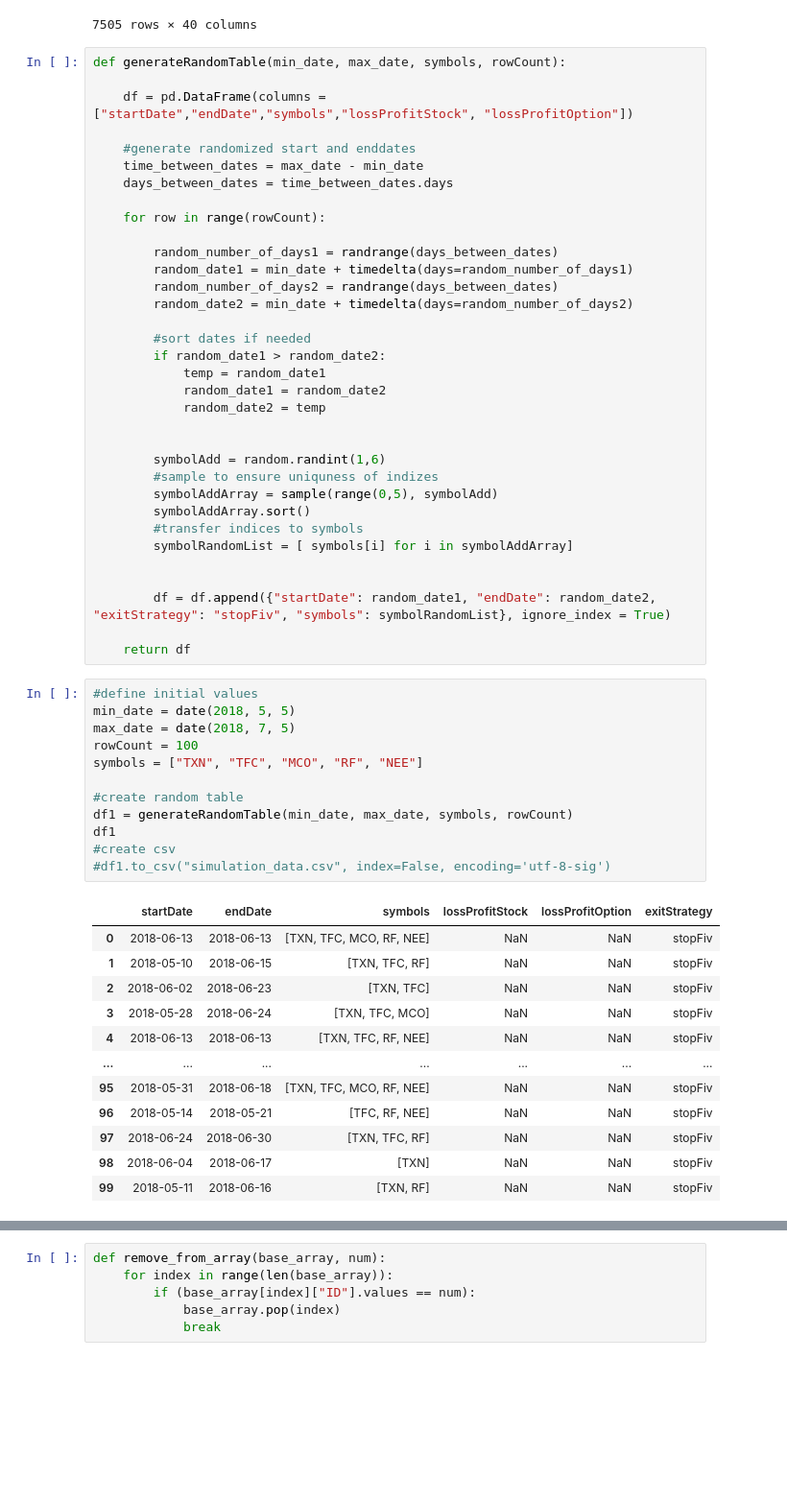
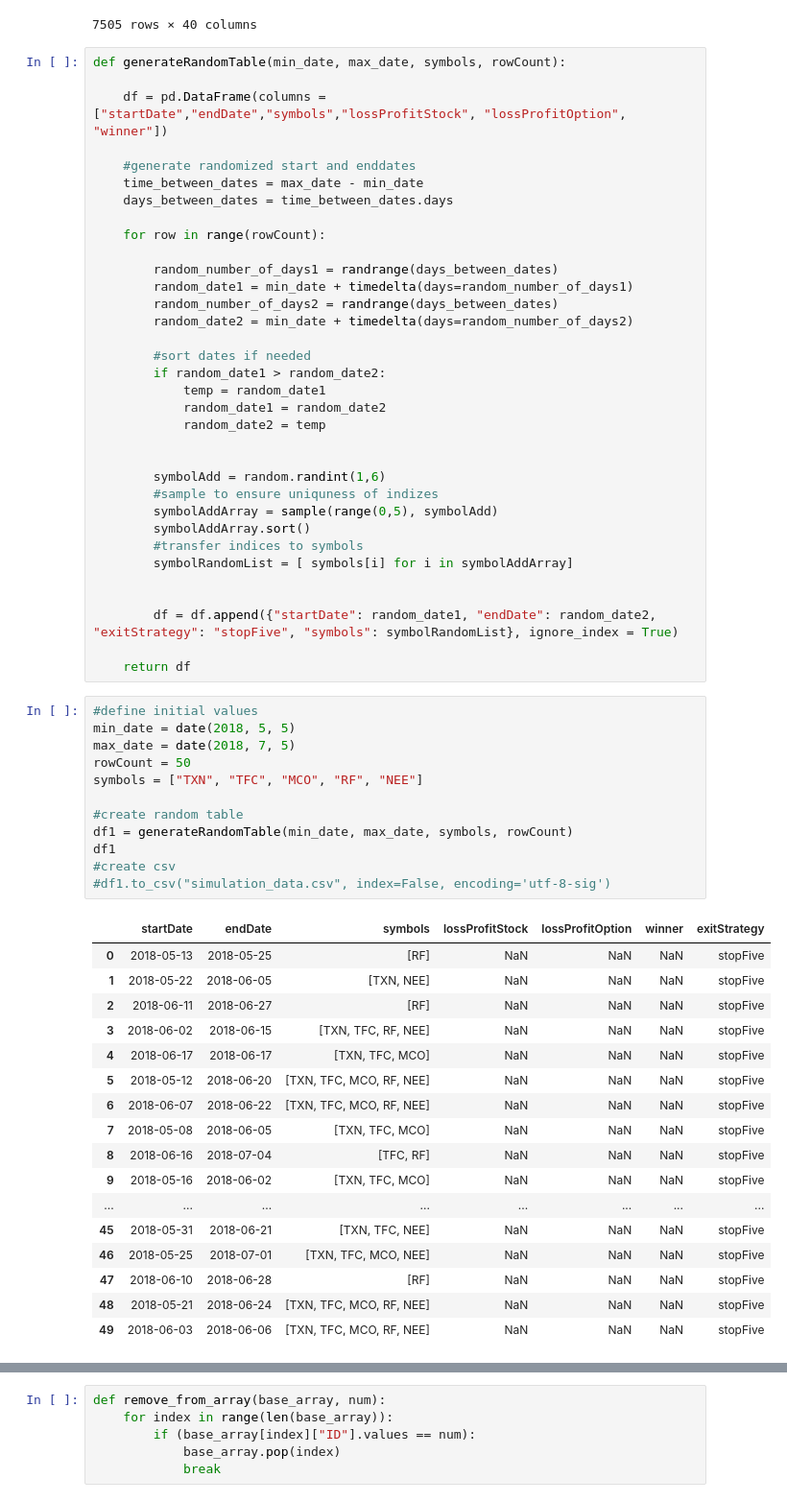
Before and after one commit to CalvinCottin/Option-Backtesting, a Jupyter notebook: Untitled-checkpoint.ipynb, the cells around one changed output, grey strips where cells are left out. Shown at 96% size. Saved outputs shown, nothing was run; the diff lists cells and outputs as text; blank space fills up the shorter version.

```diff
--- a/Untitled-checkpoint.ipynb
+++ b/Untitled-checkpoint.ipynb
@@ -64,7 +64,7 @@ symbols
 # %%
 def generateRandomTable(min_date, max_date, symbols, rowCount):
 
-    df = pd.DataFrame(columns =["startDate","endDate","symbols","lossProfitStock", "lossProfitOption"])
+    df = pd.DataFrame(columns =["startDate","endDate","symbols","lossProfitStock", "lossProfitOption", "winner"])
 
     #generate randomized start and enddates
     time_between_dates = max_date - min_date
@@ -92,31 +92,36 @@ def generateRandomTable(min_date, max_date, symbols, rowCount):
         symbolRandomList = [ symbols[i] for i in symbolAddArray]
 
 
-        df = df.append({"startDate": random_date1, "endDate": random_date2, "exitStrategy": "stopFiv", "symbols": symbolRandomList}, ignore_index = True)
+        df = df.append({"startDate": random_date1, "endDate": random_date2, "exitStrategy": "stopFive", "symbols": symbolRandomList}, ignore_index = True)
 
     return df
 # %%
 #define initial values
 min_date = date(2018, 5, 5)
 max_date = date(2018, 7, 5)
-rowCount = 100
+rowCount = 50
 symbols = ["TXN", "TFC", "MCO", "RF", "NEE"]
 
 #create random table
 df1 = generateRandomTable(min_date, max_date, symbols, rowCount)
 df1
 #create csv
 #df1.to_csv("simulation_data.csv", index=False, encoding='utf-8-sig')
 # %% [output]
-|  | startDate | endDate | symbols | lossProfitStock | lossProfitOption | exitStrategy |
-| 0 | 2018-06-13 | 2018-06-13 | [TXN, TFC, MCO, RF, NEE] | NaN | NaN | stopFiv |
-| 1 | 2018-05-10 | 2018-06-15 | [TXN, TFC, RF] | NaN | NaN | stopFiv |
-| 2 | 2018-06-02 | 2018-06-23 | [TXN, TFC] | NaN | NaN | stopFiv |
-| 3 | 2018-05-28 | 2018-06-24 | [TXN, TFC, MCO] | NaN | NaN | stopFiv |
-| 4 | 2018-06-13 | 2018-06-13 | [TXN, TFC, RF, NEE] | NaN | NaN | stopFiv |
-| ... | ... | ... | ... | ... | ... | ... |
-| 95 | 2018-05-31 | 2018-06-18 | [TXN, TFC, MCO, RF, NEE] | NaN | NaN | stopFiv |
-| 96 | 2018-05-14 | 2018-05-21 | [TFC, RF, NEE] | NaN | NaN | stopFiv |
-| 97 | 2018-06-24 | 2018-06-30 | [TXN, TFC, RF] | NaN | NaN | stopFiv |
-| 98 | 2018-06-04 | 2018-06-17 | [TXN] | NaN | NaN | stopFiv |
-| 99 | 2018-05-11 | 2018-06-16 | [TXN, RF] | NaN | NaN | stopFiv |
+|  | startDate | endDate | symbols | lossProfitStock | lossProfitOption | winner | exitStrategy |
+| 0 | 2018-05-13 | 2018-05-25 | [RF] | NaN | NaN | NaN | stopFive |
+| 1 | 2018-05-22 | 2018-06-05 | [TXN, NEE] | NaN | NaN | NaN | stopFive |
+| 2 | 2018-06-11 | 2018-06-27 | [RF] | NaN | NaN | NaN | stopFive |
+| 3 | 2018-06-02 | 2018-06-15 | [TXN, TFC, RF, NEE] | NaN | NaN | NaN | stopFive |
+| 4 | 2018-06-17 | 2018-06-17 | [TXN, TFC, MCO] | NaN | NaN | NaN | stopFive |
+| 5 | 2018-05-12 | 2018-06-20 | [TXN, TFC, MCO, RF, NEE] | NaN | NaN | NaN | stopFive |
+| 6 | 2018-06-07 | 2018-06-22 | [TXN, TFC, MCO, RF, NEE] | NaN | NaN | NaN | stopFive |
+| 7 | 2018-05-08 | 2018-06-05 | [TXN, TFC, MCO] | NaN | NaN | NaN | stopFive |
+| 8 | 2018-06-16 | 2018-07-04 | [TFC, RF] | NaN | NaN | NaN | stopFive |
+| 9 | 2018-05-16 | 2018-06-02 | [TXN, TFC, MCO] | NaN | NaN | NaN | stopFive |
+| ... | ... | ... | ... | ... | ... | ... | ... |
+| 45 | 2018-05-31 | 2018-06-21 | [TXN, TFC, NEE] | NaN | NaN | NaN | stopFive |
+| 46 | 2018-05-25 | 2018-07-01 | [TXN, TFC, MCO, NEE] | NaN | NaN | NaN | stopFive |
+| 47 | 2018-06-10 | 2018-06-28 | [RF] | NaN | NaN | NaN | stopFive |
+| 48 | 2018-05-21 | 2018-06-24 | [TXN, TFC, MCO, RF, NEE] | NaN | NaN | NaN | stopFive |
+| 49 | 2018-06-03 | 2018-06-06 | [TXN, TFC, MCO, RF, NEE] | NaN | NaN | NaN | stopFive |
```
Also changed, not shown: parts of 11 cells of this notebook, 1 other file.
